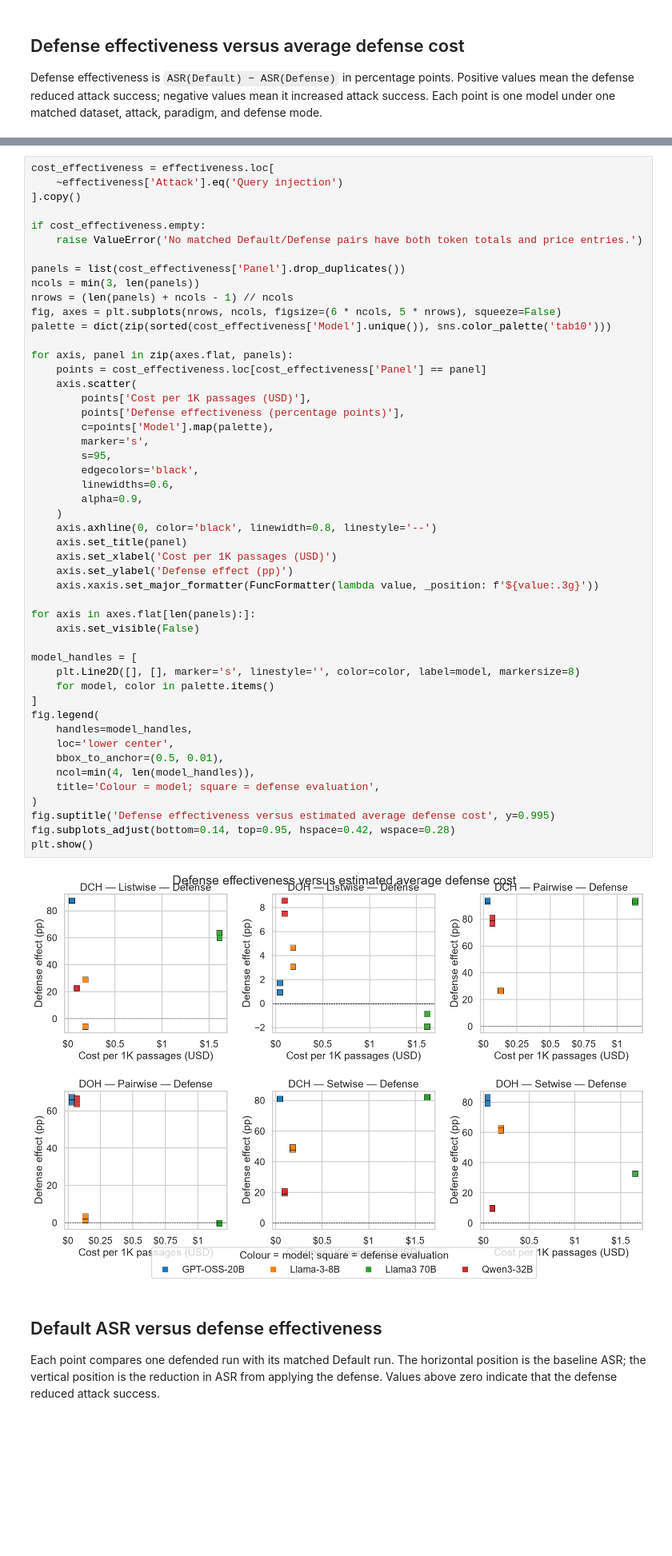
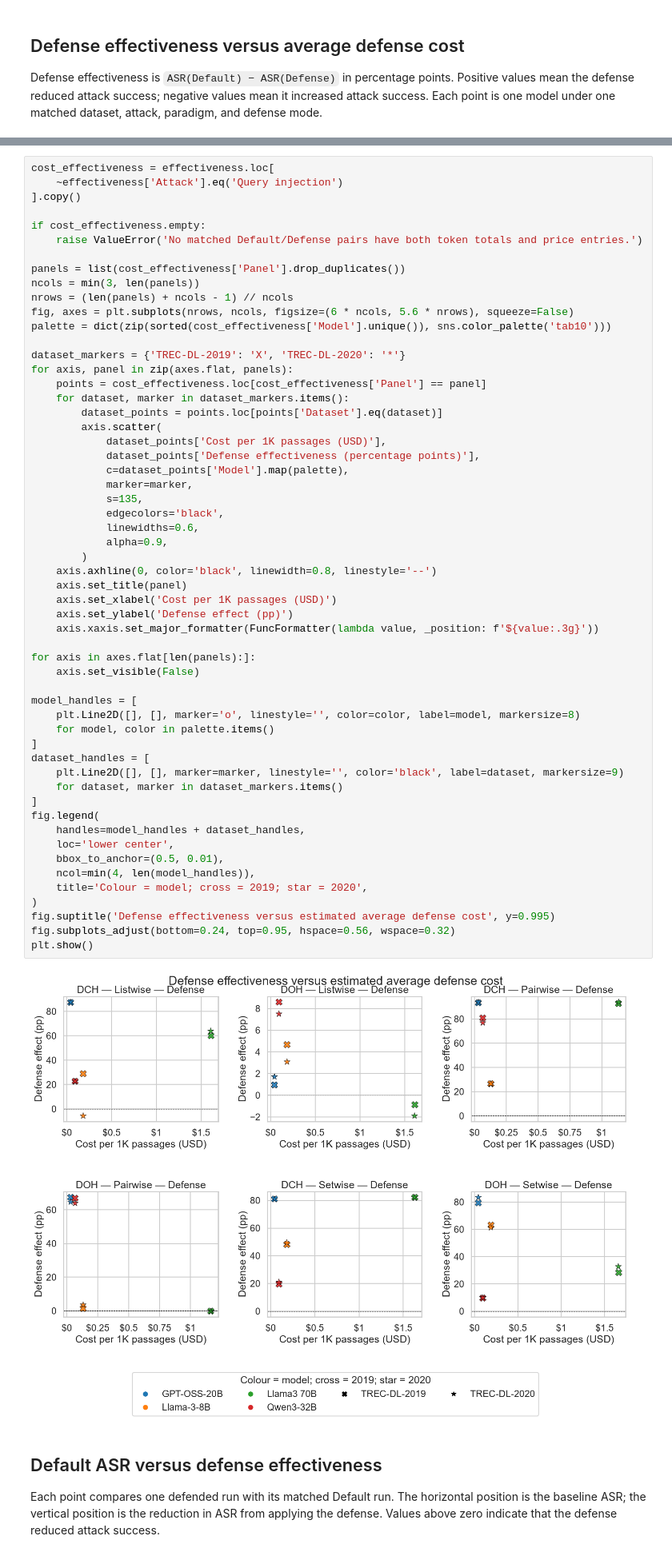
Before and after one commit to kaisergrimlock/LLM-Ranker-Attack, a Jupyter notebook: Results/asr_vs_cost_per_passage.ipynb, the cells around one changed output, grey strips where cells are left out. Shown at 80% size. Cells and saved outputs as stored; diff of their text form; blank space fills up the shorter version.

```diff
--- a/Results/asr_vs_cost_per_passage.ipynb
+++ b/Results/asr_vs_cost_per_passage.ipynb
@@ -199,49 +199,56 @@ cost_effectiveness = effectiveness.loc[
 if cost_effectiveness.empty:
     raise ValueError('No matched Default/Defense pairs have both token totals and price entries.')
 
 panels = list(cost_effectiveness['Panel'].drop_duplicates())
 ncols = min(3, len(panels))
 nrows = (len(panels) + ncols - 1) // ncols
-fig, axes = plt.subplots(nrows, ncols, figsize=(6 * ncols, 5 * nrows), squeeze=False)
+fig, axes = plt.subplots(nrows, ncols, figsize=(6 * ncols, 5.6 * nrows), squeeze=False)
 palette = dict(zip(sorted(cost_effectiveness['Model'].unique()), sns.color_palette('tab10')))
 
+dataset_markers = {'TREC-DL-2019': 'X', 'TREC-DL-2020': '*'}
 for axis, panel in zip(axes.flat, panels):
     points = cost_effectiveness.loc[cost_effectiveness['Panel'] == panel]
-    axis.scatter(
-        points['Cost per 1K passages (USD)'],
-        points['Defense effectiveness (percentage points)'],
-        c=points['Model'].map(palette),
-        marker='s',
-        s=95,
-        edgecolors='black',
-        linewidths=0.6,
-        alpha=0.9,
-    )
+    for dataset, marker in dataset_markers.items():
+        dataset_points = points.loc[points['Dataset'].eq(dataset)]
+        axis.scatter(
+            dataset_points['Cost per 1K passages (USD)'],
+            dataset_points['Defense effectiveness (percentage points)'],
+            c=dataset_points['Model'].map(palette),
+            marker=marker,
+            s=135,
+            edgecolors='black',
+            linewidths=0.6,
+            alpha=0.9,
+        )
     axis.axhline(0, color='black', linewidth=0.8, linestyle='--')
     axis.set_title(panel)
     axis.set_xlabel('Cost per 1K passages (USD)')
     axis.set_ylabel('Defense effect (pp)')
     axis.xaxis.set_major_formatter(FuncFormatter(lambda value, _position: f'${value:.3g}'))
 
 for axis in axes.flat[len(panels):]:
     axis.set_visible(False)
 
 model_handles = [
-    plt.Line2D([], [], marker='s', linestyle='', color=color, label=model, markersize=8)
+    plt.Line2D([], [], marker='o', linestyle='', color=color, label=model, markersize=8)
     for model, color in palette.items()
 ]
+dataset_handles = [
+    plt.Line2D([], [], marker=marker, linestyle='', color='black', label=dataset, markersize=9)
+    for dataset, marker in dataset_markers.items()
+]
 fig.legend(
-    handles=model_handles,
+    handles=model_handles + dataset_handles,
     loc='lower center',
     bbox_to_anchor=(0.5, 0.01),
     ncol=min(4, len(model_handles)),
-    title='Colour = model; square = defense evaluation',
+    title='Colour = model; cross = 2019; star = 2020',
 )
 fig.suptitle('Defense effectiveness versus estimated average defense cost', y=0.995)
-fig.subplots_adjust(bottom=0.14, top=0.95, hspace=0.42, wspace=0.28)
+fig.subplots_adjust(bottom=0.24, top=0.95, hspace=0.56, wspace=0.32)
 plt.show()
 # %% [output]
-[figure, old version]
+[figure, new version]
 # %% [markdown]
 ## Default ASR versus defense effectiveness
 
```
Also changed, not shown: parts of 4 cells of this notebook.
